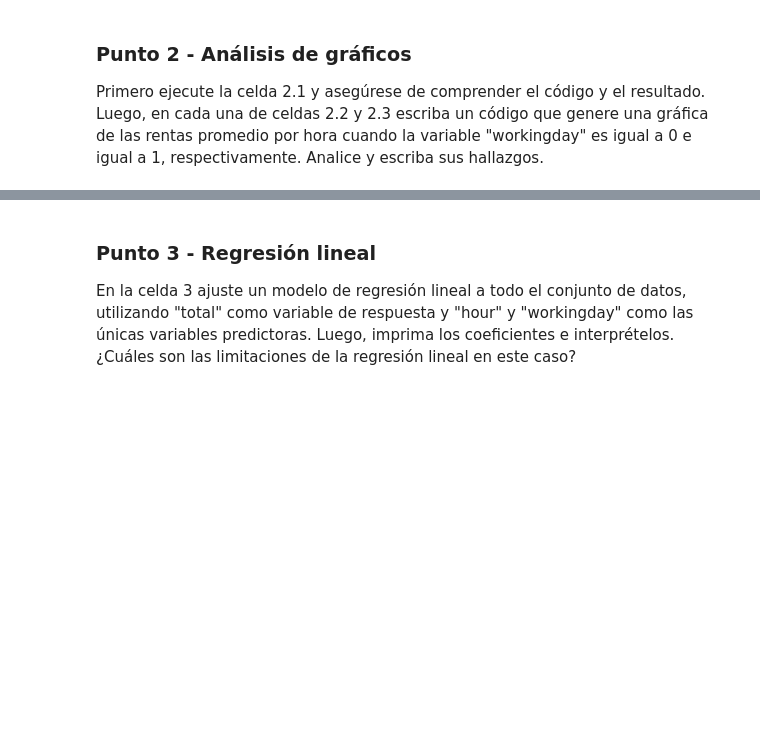
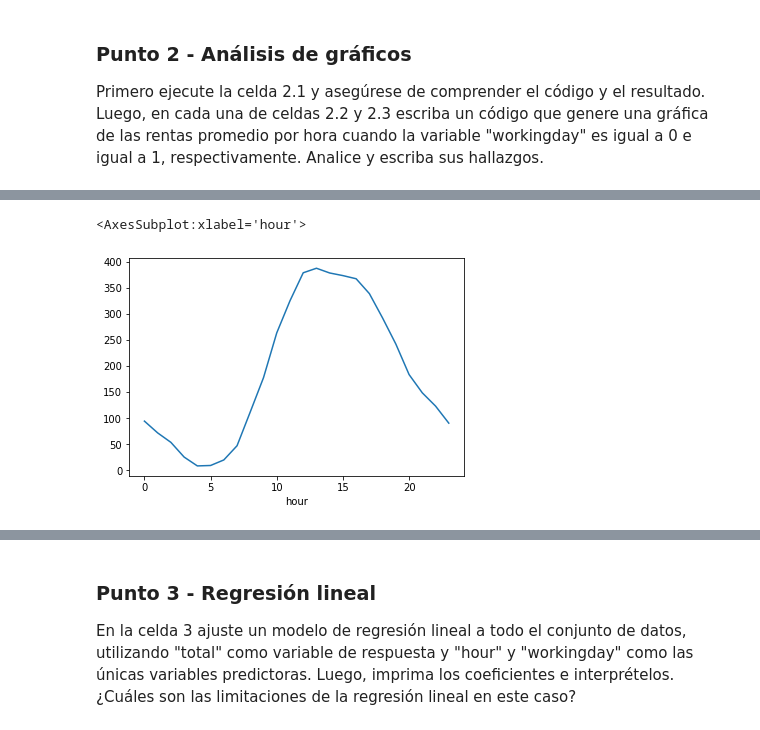
Before and after one commit to albahnsen/MIAD_ML_and_NLP, a Jupyter notebook: Semana 1/S1TC1_arboles_ensamblajes.ipynb, the cells around one changed output, grey strips where cells are left out. Drawn from its saved outputs; the diff is of its cells as text; code cells hidden in the pictures; blank space fills up the shorter version.

```diff
--- a/Semana 1/S1TC1_arboles_ensamblajes.ipynb
+++ b/Semana 1/S1TC1_arboles_ensamblajes.ipynb
@@ -50,4 +117,8 @@ bikes.groupby('hour').total.mean().plot()
 # %%
 # Celda 2.2 - "workingday"=0 escriba su código y hallazgos
+bikes[bikes.workingday==0].groupby('hour').total.mean().plot()
+# %% [output]
+<AxesSubplot:xlabel='hour'>
+[figure, added]
 # %%
 # Celda 2.3 - "workingday"=1 escriba su código y hallazgos
```
Also changed, not shown: parts of 34 cells of this notebook.
